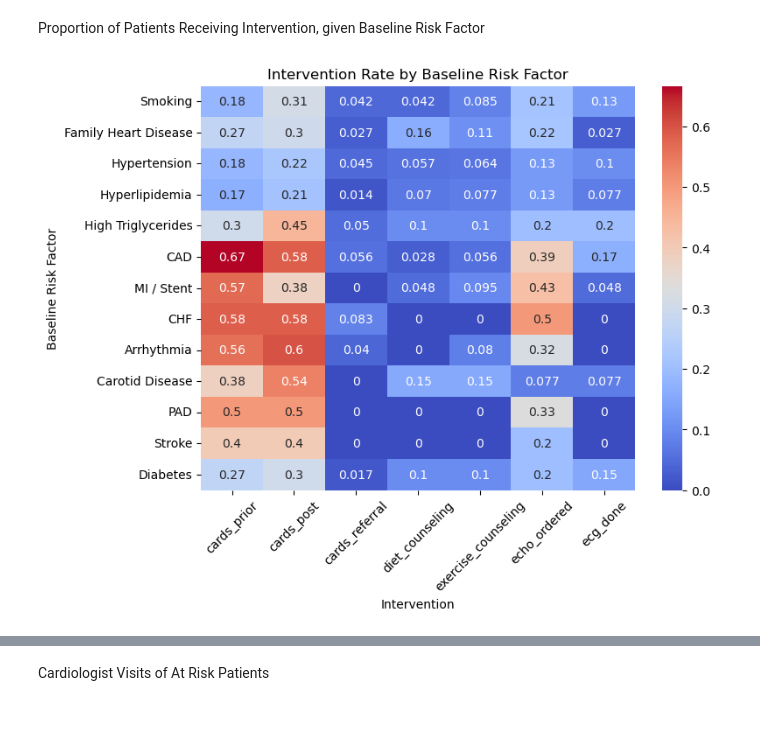
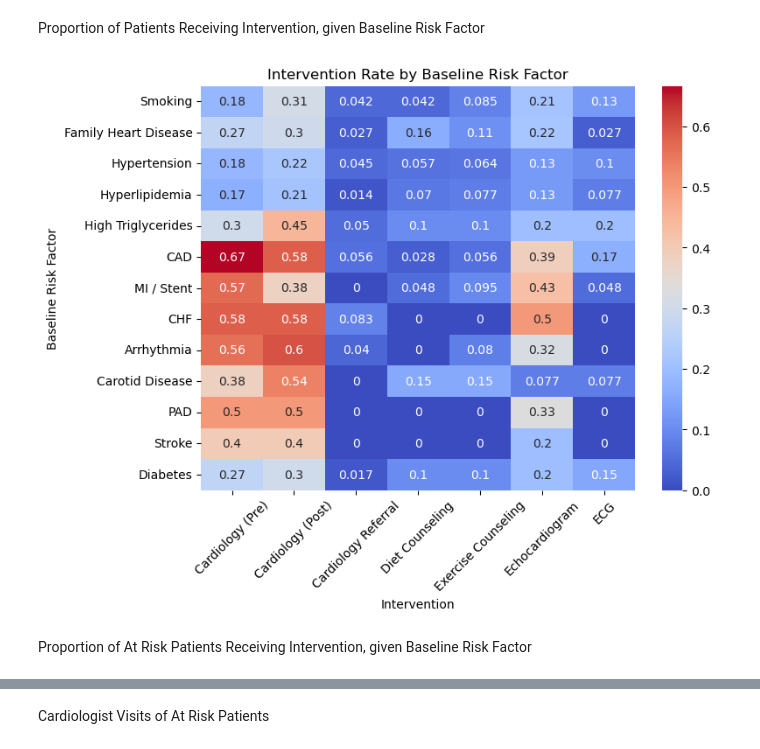
Before and after one commit to kstatham402/170A_Capstone_Project, a Jupyter notebook: notebooks/descriptive_visuals.ipynb, the cells around one changed output, grey strips where cells are left out. Cells and saved outputs as stored; diff of their text form; code cells hidden in the pictures; blank space fills up the shorter version.

```diff
--- a/notebooks/descriptive_visuals.ipynb
+++ b/notebooks/descriptive_visuals.ipynb
@@ -9,7 +9,7 @@ import seaborn as sns
 # %%
 df = pd.read_csv(os.path.join("..", "data", "processed", "cardio_onc_prostate_04cleaned.csv"))
 
-bins = np.arange(45, df['age'].max(), 5)
+bins = np.arange(45, df['age'].max() + 5, 5)
 labels = [f"{int(b)}–{int(b+4)}" for b in bins[:-1]]
 df['age_bin'] = pd.cut(df['age'], bins=bins, labels=labels, right=False)
 
@@ -121,8 +125,6 @@ counts = (
     .nunique()
     .unstack(fill_value=0)
 )
-
-counts = counts[counts.sum(axis=1) >= 5]
 
 # Count
 
@@ -148,14 +150,23 @@ plt.tight_layout()
 plt.show()
 
 # Proportion
+totals = counts.sum(axis=1)
 
-fig, ax = plt.subplots(figsize=(6,4))
+fig, ax = plt.subplots(figsize=(7,4))
 props = counts.div(counts.sum(axis=1), axis=0)
 bars_no = ax.barh(props.index, props[0], label='No Toxicity', color='#c7d4c1')
 bars_yes = ax.barh(props.index, props[1], left=props[0], color='#c2b594', label='Toxicity')
 
 labels_no = [f"{p:.2f}" if p > 0 else "" for p in props[0]]
 labels_yes = [f"{p:.2f}" if p > 0 else "" for p in props[1]]
+
+for i, (idx, total) in enumerate(totals.items()):
+    ax.text(
+        1.02,
+        i,
+        f'n={int(total)}',
+        va='center'
+    )
 
 ax.bar_label(bars_no, labels=labels_no, label_type='center', fontsize=9)
 ax.bar_label(bars_yes, labels=labels_yes, label_type='center', fontsize=9)
@@ -1273,39 +1903,36 @@ Proportion of Patients Receiving Intervention, given Baseline Risk Factor
 # %%
 risk_factors = ['hx_smoking', 'family_hx_hd', 'hx_htn','hx_hld','hx_high_tg', 'hx_cad','hx_mi_stent',
                 'hx_chf','hx_arrhythmia','hx_carotid','hx_pad','hx_cva','hx_dm2']
 interventions = ['cards_prior', 'cards_post', 'cards_referral', 'diet_counseling','exercise_counseling','echo_ordered', 'ecg_done']
 
-condition_names = {
-    "hx_smoking": "Smoking",
-    "family_hx_hd": "Family Heart Disease",
-    "hx_htn": "Hypertension",
-    "hx_hld": "Hyperlipidemia",
-    "hx_high_tg": "High Triglycerides",
-    "hx_cad": "CAD",
-    "hx_mi_stent": "MI / Stent",
-    "hx_chf": "CHF",
-    "hx_arrhythmia": "Arrhythmia",
-    "hx_carotid": "Carotid Disease",
-    "hx_pad": "PAD",
-    "hx_cva": "Stroke",
-    "hx_dm2": "Diabetes"
+intervention_names = {
+    "cards_prior": "Cardiology (Pre)",
+    "cards_post": "Cardiology (Post)",
+    "cards_referral": "Cardiology Referral",
+    "diet_counseling": "Diet Counseling",
+    "exercise_counseling": "Exercise Counseling",
+    "echo_ordered": "Echocardiogram",
+    "ecg_done": "ECG"
 }
 
 heat = pd.DataFrame(index=risk_factors, columns=interventions)
 
 for r in risk_factors:
     for i in interventions:
         heat.loc[r,i] = df[df[r]==1][i].mean()
 
 heat = heat.astype(float)
 heat.index = heat.index.map(condition_names)
+heat.columns = heat.columns.map(intervention_names)
 
 plt.figure(figsize=(8,6))
 sns.heatmap(heat, annot=True, cmap="coolwarm")
 plt.xticks(rotation=45)
 plt.title("Intervention Rate by Baseline Risk Factor")
 plt.xlabel("Intervention")
 plt.ylabel("Baseline Risk Factor")
 plt.show()
 # %% [output]
-[figure, old version]
+[figure, new version]
+# %% [markdown]
+Proportion of At Risk Patients Receiving Intervention, given Baseline Risk Factor
```
Also changed, not shown: parts of 29 cells of this notebook.
